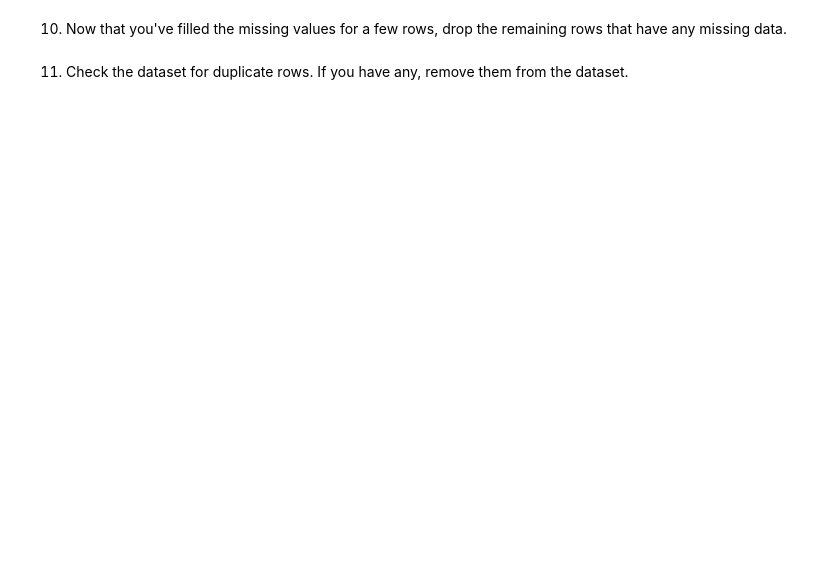
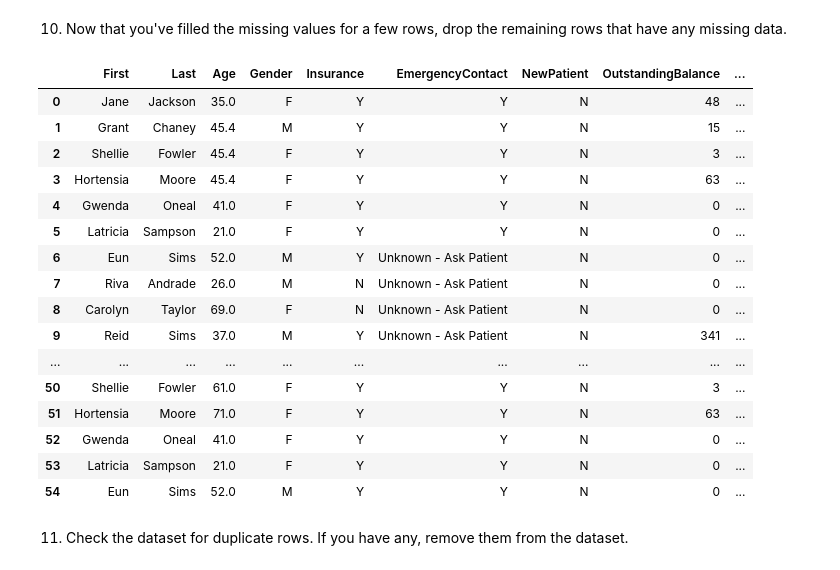
Before and after one commit to rabino15/Module-9---Data-Manipulation, a Jupyter notebook: Module 9 - Data Manipulation I .ipynb, the cells around one changed output. Cells and saved outputs as stored; diff of their text form; code cells hidden in the pictures; blank space fills up the shorter version.

```diff
--- a/Module 9 - Data Manipulation I .ipynb
+++ b/Module 9 - Data Manipulation I .ipynb
@@ -708,4 +795,25 @@ memory usage: 4.0+ KB
 # %% [markdown]
 10. Now that you've filled the missing values for a few rows, drop the remaining rows that have any missing data.
+# %%
+df.dropna(inplace = True)
+df
+# %% [output]
+|  | First | Last | Age | Gender | Insurance | EmergencyContact | NewPatient | OutstandingBalance | ... |
+| 0 | Jane | Jackson | 35.0 | F | Y | Y | N | 48 | ... |
+| 1 | Grant | Chaney | 45.4 | M | Y | Y | N | 15 | ... |
+| 2 | Shellie | Fowler | 45.4 | F | Y | Y | N | 3 | ... |
+| 3 | Hortensia | Moore | 45.4 | F | Y | Y | N | 63 | ... |
+| 4 | Gwenda | Oneal | 41.0 | F | Y | Y | N | 0 | ... |
+| 5 | Latricia | Sampson | 21.0 | F | Y | Y | N | 0 | ... |
+| 6 | Eun | Sims | 52.0 | M | Y | Unknown - Ask Patient | N | 0 | ... |
+| 7 | Riva | Andrade | 26.0 | M | N | Unknown - Ask Patient | N | 0 | ... |
+| 8 | Carolyn | Taylor | 69.0 | F | N | Unknown - Ask Patient | N | 0 | ... |
+| 9 | Reid | Sims | 37.0 | M | Y | Unknown - Ask Patient | N | 341 | ... |
+| ... | ... | ... | ... | ... | ... | ... | ... | ... | ... |
+| 50 | Shellie | Fowler | 61.0 | F | Y | Y | N | 3 | ... |
+| 51 | Hortensia | Moore | 71.0 | F | Y | Y | N | 63 | ... |
+| 52 | Gwenda | Oneal | 41.0 | F | Y | Y | N | 0 | ... |
+| 53 | Latricia | Sampson | 21.0 | F | Y | Y | N | 0 | ... |
+| 54 | Eun | Sims | 52.0 | M | Y | Y | N | 0 | ... |
 # %% [markdown]
 11. Check the dataset for duplicate rows. If you have any, remove them from the dataset.
```
Also changed, not shown: parts of 11 cells of this notebook.
